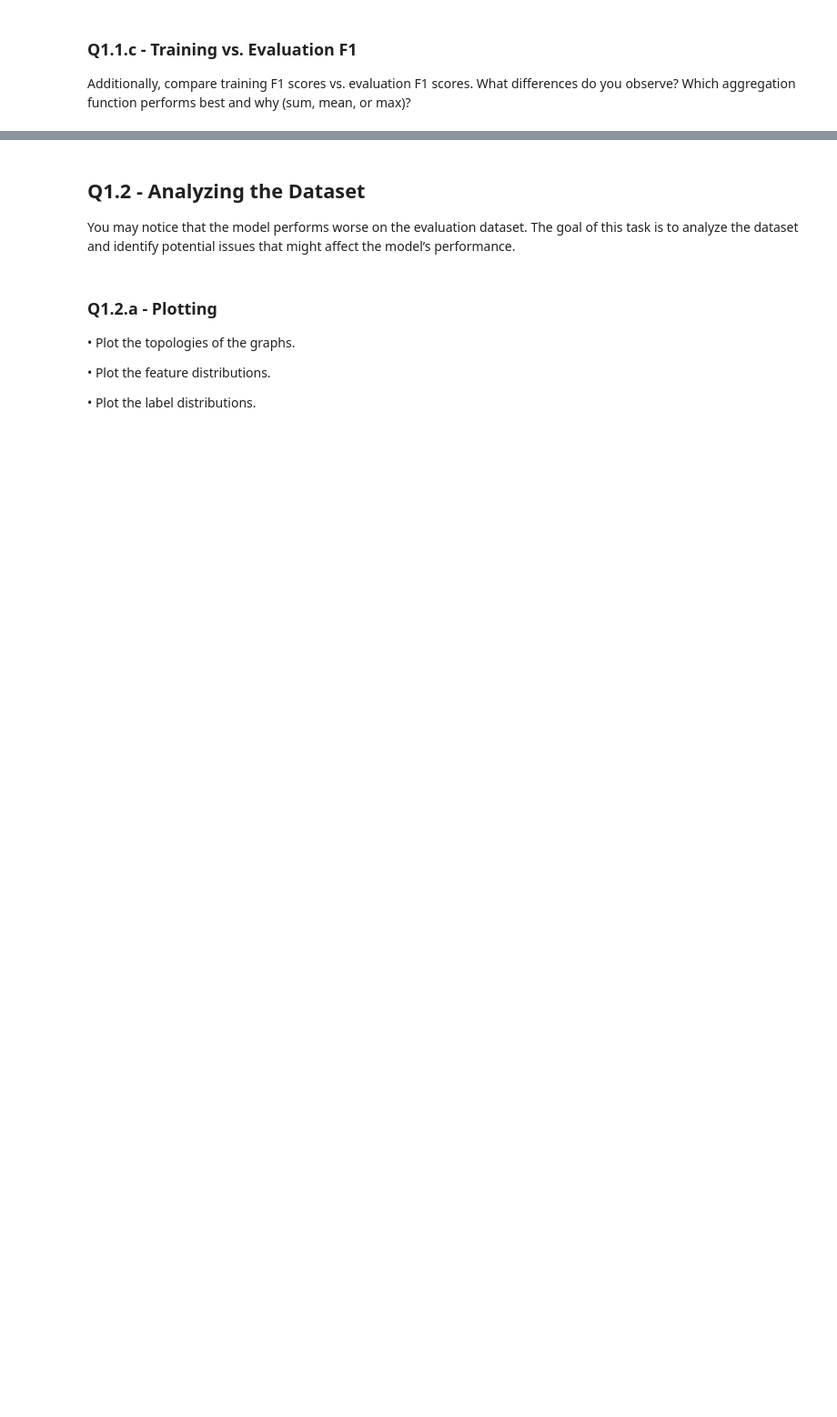
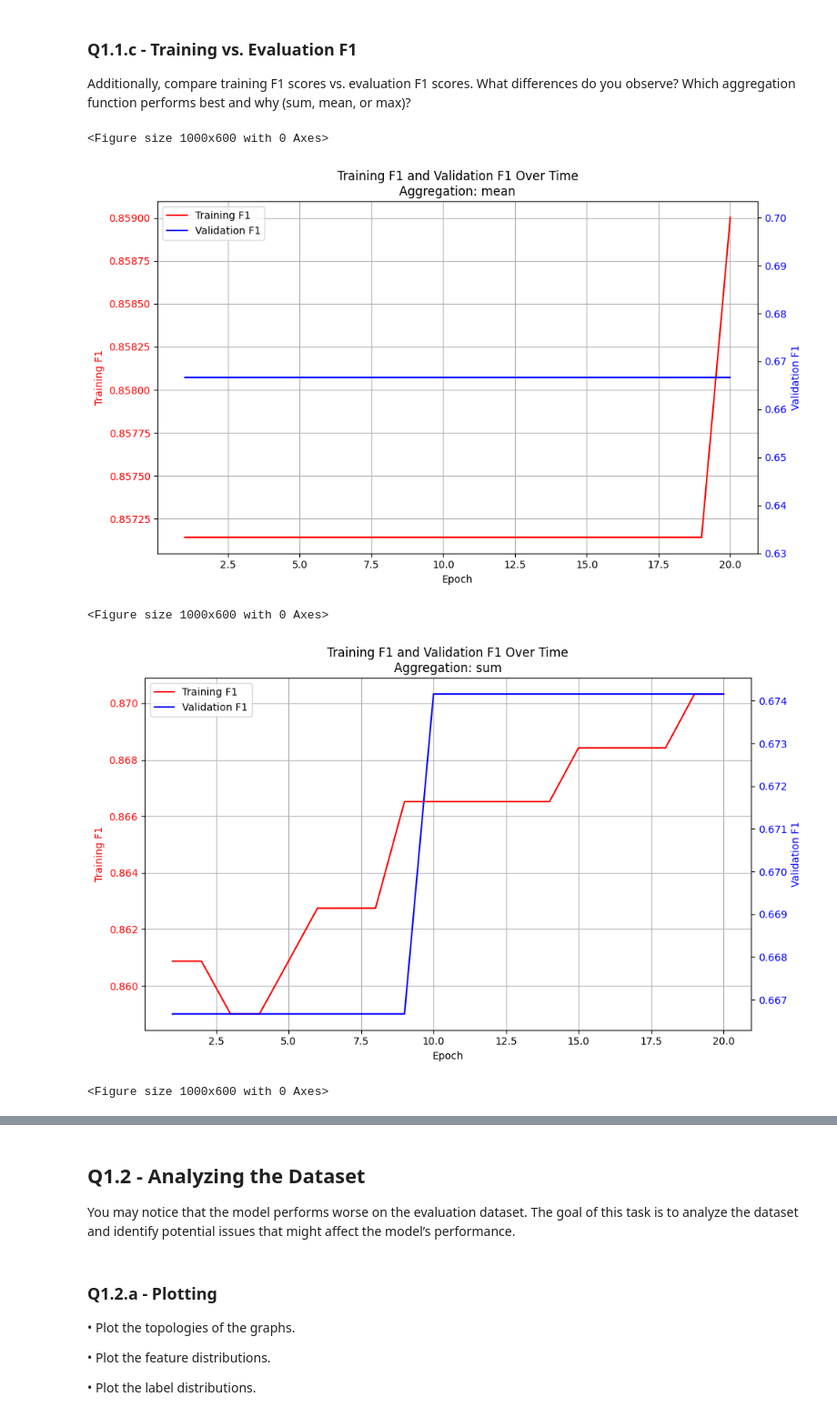
Before and after one commit to yingyan797/graph-learning, a Jupyter notebook: q1_graph_classification.ipynb, the cells around one changed output, grey strips where cells are left out. Shown at 91% size. Cells and saved outputs as stored; diff of their text form; code cells hidden in the pictures; blank space fills up the shorter version.

```diff
--- a/q1_graph_classification.ipynb
+++ b/q1_graph_classification.ipynb
@@ -194,10 +194,19 @@ class MyGraphNeuralNetwork(nn.Module):
 
     def forward(self, A, X, graph_aggregation_method='mean', **kwargs):
         # Pass through GCN layers
+        A = symmetric_normalize(A+torch.eye(A.shape[0]))
         H1 = self.gcn1(X, A)
         H2 = self.gcn2(H1, A)  # Output shape: (num_nodes, 1)
 
-        output = torch.sigmoid(H2)
+        output = H2
+        match graph_aggregation_method:
+            case 'mean':
+                output = torch.mean(H2, 0)
+            case 'max':
+                output = torch.max(H2, 0).values
+            case 'sum':
+                output = torch.sum(H2, 0)
+        graph_output = torch.sigmoid(output)
 
         if torch.isnan(graph_output).any():
             graph_output = torch.where(torch.isnan(graph_output), torch.zeros_like(graph_output), graph_output)
@@ -292,7 +324,7 @@ Use the provided functions:
 # %%
 # Helper function for plotting:
 
-def plot_training_and_validation(training_losses, validation_losses, aggregation="mean", graph1_label="Training Accuracy", graph2_label="Validation Accuracy", x_label="Epoch",title=None):
+def plot_training_and_validation(training_losses, validation_losses, aggregation="mean", graph1_label="Training Accuracy", graph2_label="Validation Accuracy", x_label="Epoch"):
     """
     Plots the validation accuracy and training loss over epochs.
     Args:
@@ -309,7 +341,7 @@ def plot_training_and_validation(training_losses, validation_losses, aggregation
     # Plot training loss on the first y-axis
     epochs = range(1, len(training_losses) + 1)
     line1 = ax1.plot(epochs, training_losses, 'r-', label=f'{graph1_label}')
-    ax1.set_xlabel(f"x_label")
+    ax1.set_xlabel(f"{x_label}")
     ax1.set_ylabel(f'{graph1_label}', color='r')
     ax1.tick_params(axis='y', labelcolor='r')
 
@@ -319,8 +351,7 @@ def plot_training_and_validation(training_losses, validation_losses, aggregation
     ax2.tick_params(axis='y', labelcolor='b')
 
     # Add title and grid
-    if not title:
-        title = f'Training Accuracy and Validation Accuracy Over Time\nAggregation: {aggregation}'
+    title = f'{graph1_label} and {graph2_label} Over Time\nAggregation: {aggregation}'
     plt.title(title)
 
     ax1.grid(True)
@@ -328,7 +359,7 @@ def plot_training_and_validation(training_losses, validation_losses, aggregation
     # Add legend
     lines = line1 + line2
     labels = [l.get_label() for l in lines]
-    ax1.legend(lines, labels, loc='upper right')
+    ax1.legend(lines, labels, loc='upper left')
 
     plt.tight_layout()
     plt.show()
@@ -403,0 +452,30 @@ plot_training_and_validation()
+# %%
+# Solution Q1.1.c
+# ####################################################
+# MODIFY THE CODE BELOW
+# ####################################################
+
+# Loss function and optimizer
+for agg in ["mean", "sum", "max"]:
+    model = MyGraphNeuralNetwork(input_dim, hidden_dim)
+    optimizer = optim.Adam(model.parameters(), lr=0.001)
+    train_f1, eval_f1 = [], []
+    for epoch in range(num_epochs):
+        train_epoch(model, train_data, optimizer, criterion, graph_aggregation_method=agg)
+        yt, yp, _ = test(model, train_data)
+        train_f1.append(f1_score(yt, yp))
+        yt, yp, _ = test(model, eval_data)
+        eval_f1.append(f1_score(yt, yp))
+
+    # Visualising
+    plot_training_and_validation(train_f1, eval_f1, agg, "Training F1", "Validation F1")
+
+# ####################################################
+# END OF MODIFICATION
+# ####################################################
+# %% [output]
+<Figure size 1000x600 with 0 Axes>
+[figure, added]
+<Figure size 1000x600 with 0 Axes>
+[figure, added]
+<Figure size 1000x600 with 0 Axes>
```
Also changed, not shown: parts of 11 cells of this notebook.
